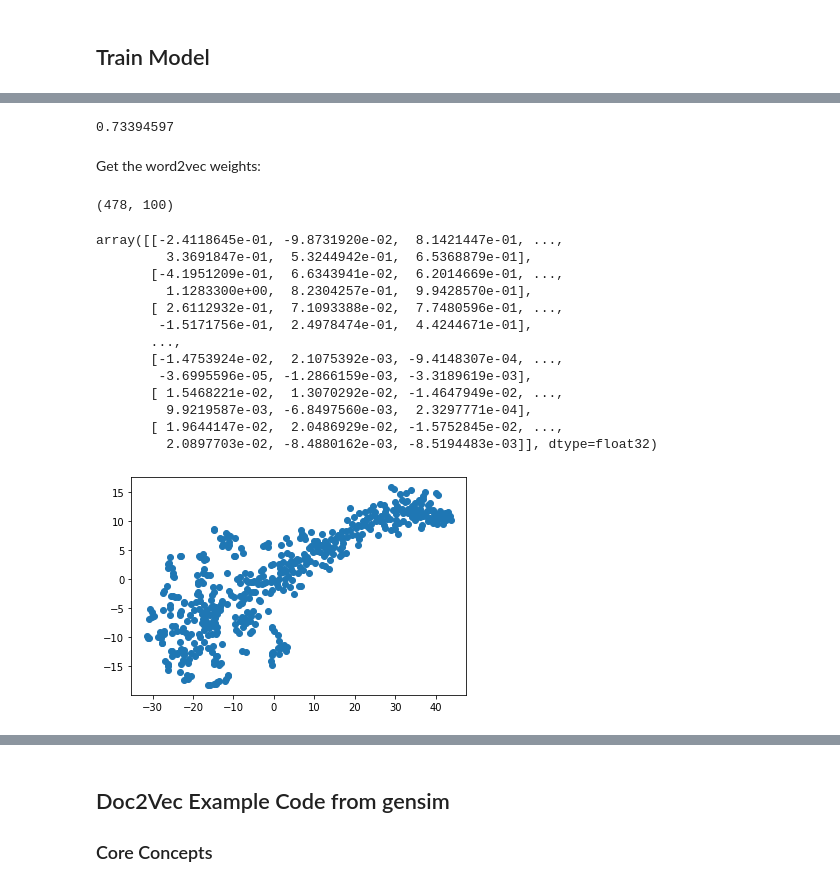
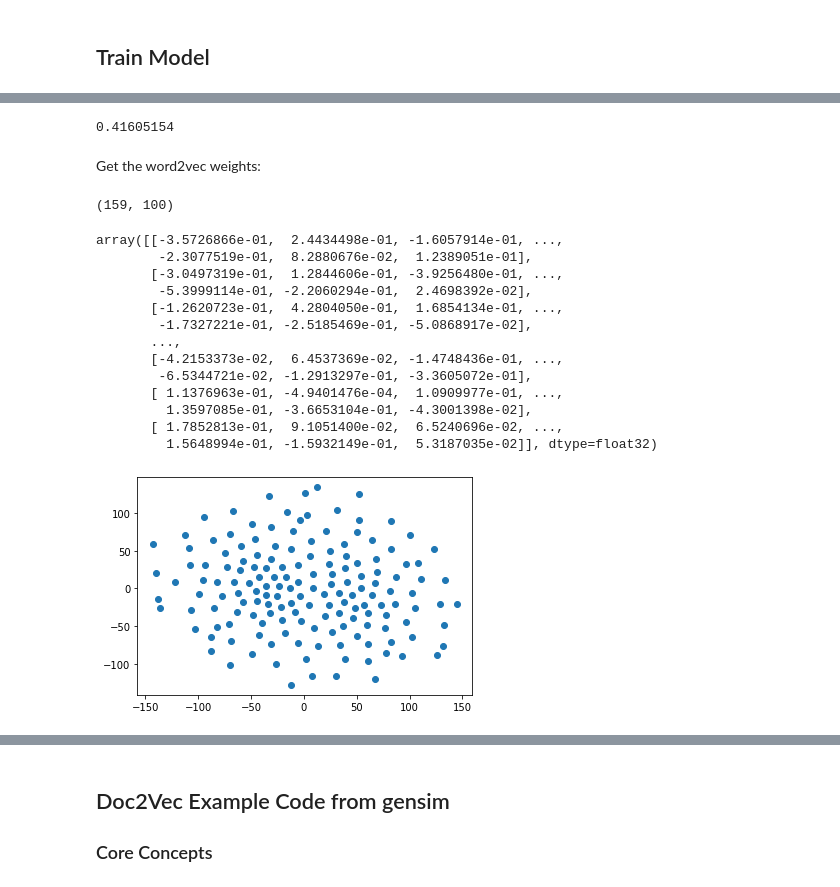
Before and after one commit to 11doris/jazz-tunes-similarity, a Jupyter notebook: chord_embeddings.ipynb, the cells around one changed output, grey strips where cells are left out. Saved outputs shown, nothing was run; the diff lists cells and outputs as text; code cells hidden in the pictures.

```diff
--- a/chord_embeddings.ipynb
+++ b/chord_embeddings.ipynb
@@ -67,5 +111,13 @@ print(data)
 ## Train Model
 # %%
 # train model
-model = gensim.models.Word2Vec(data, min_count=1)
+model = gensim.models.Word2Vec(data,
+                               min_count=1,
+                               sample=0.1,
+                               sg=1,
+                               window=3,
+                               negative=5,
+                               epochs=50,
+                               alpha=0.025,
+                               )
 # %% [output]
@@ -131,40 +179,40 @@ print()
 # %%
 print(model.wv.similarity('C6', 'CM7'))
 # %% [output]
-0.73394597
+0.41605154
 # %% [markdown]
 Get the word2vec weights:
 # %%
 # input
 model.wv.vectors.shape
 # %% [output]
-(478, 100)
+(159, 100)
 # %%
 model.wv.vectors
 # %% [output]
-array([[-2.4118645e-01, -9.8731920e-02,  8.1421447e-01, ...,
-         3.3691847e-01,  5.3244942e-01,  6.5368879e-01],
-       [-4.1951209e-01,  6.6343941e-02,  6.2014669e-01, ...,
-         1.1283300e+00,  8.2304257e-01,  9.9428570e-01],
-       [ 2.6112932e-01,  7.1093388e-02,  7.7480596e-01, ...,
-        -1.5171756e-01,  2.4978474e-01,  4.4244671e-01],
+array([[-3.5726866e-01,  2.4434498e-01, -1.6057914e-01, ...,
+        -2.3077519e-01,  8.2880676e-02,  1.2389051e-01],
+       [-3.0497319e-01,  1.2844606e-01, -3.9256480e-01, ...,
+        -5.3999114e-01, -2.2060294e-01,  2.4698392e-02],
+       [-1.2620723e-01,  4.2804050e-01,  1.6854134e-01, ...,
+        -1.7327221e-01, -2.5185469e-01, -5.0868917e-02],
        ...,
-       [-1.4753924e-02,  2.1075392e-03, -9.4148307e-04, ...,
-        -3.6995596e-05, -1.2866159e-03, -3.3189619e-03],
-       [ 1.5468221e-02,  1.3070292e-02, -1.4647949e-02, ...,
-         9.9219587e-03, -6.8497560e-03,  2.3297771e-04],
-       [ 1.9644147e-02,  2.0486929e-02, -1.5752845e-02, ...,
-         2.0897703e-02, -8.4880162e-03, -8.5194483e-03]], dtype=float32)
+       [-4.2153373e-02,  6.4537369e-02, -1.4748436e-01, ...,
+        -6.5344721e-02, -1.2913297e-01, -3.3605072e-01],
+       [ 1.1376963e-01, -4.9401476e-04,  1.0909977e-01, ...,
+         1.3597085e-01, -3.6653104e-01, -4.3001398e-02],
+       [ 1.7852813e-01,  9.1051400e-02,  6.5240696e-02, ...,
+         1.5648994e-01, -1.5932149e-01,  5.3187035e-02]], dtype=float32)
 # %%
-X = model.wv[model.wv.vocab]
+X = model.wv[model.wv.key_to_index]
 
 tsne = TSNE(n_components=2)
 X_tsne = tsne.fit_transform(X)
 
 plt.scatter(X_tsne[:, 0], X_tsne[:, 1])
 plt.show()
 # %% [output]
-[figure, old version]
+[figure, new version]
 # %%
 def tsne_plot(model):
     "Creates and TSNE model and plots it"
```
Also changed, not shown: parts of 74 cells of this notebook.
